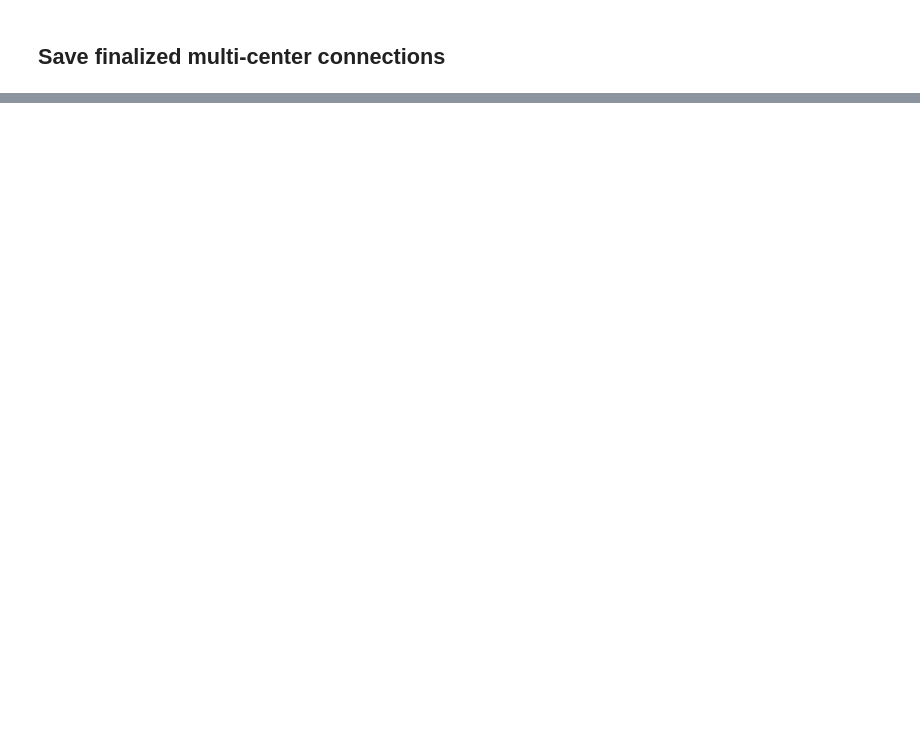
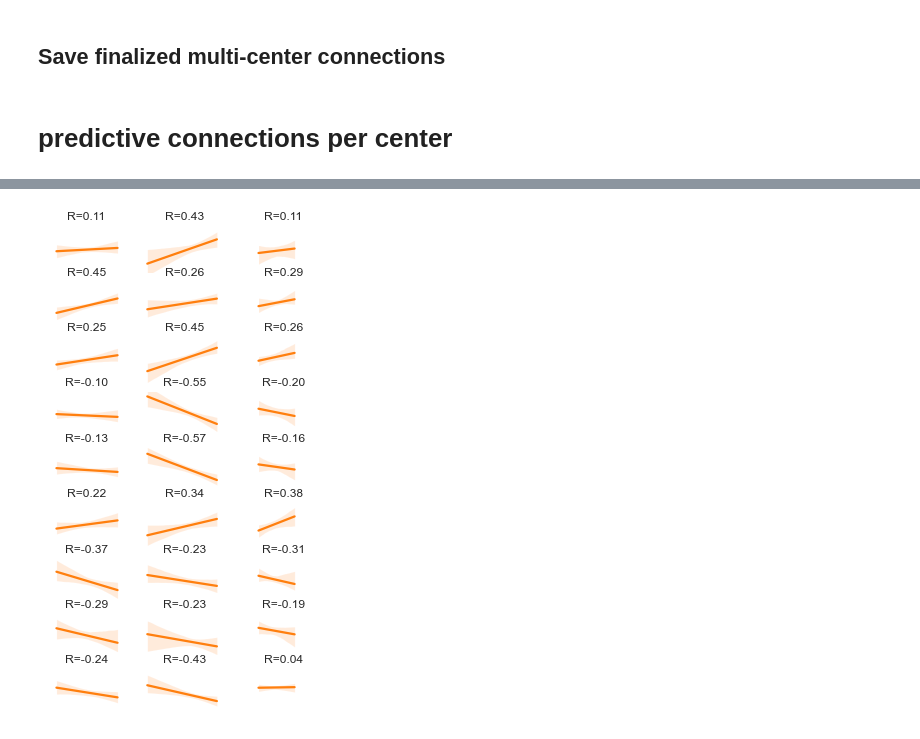
Before and after one commit to spisakt/RPN-signature, a Jupyter notebook: notebooks/2_feature_analysis.ipynb, the cells around one changed output, grey strips where cells are left out. Saved outputs shown, nothing was run; the diff lists cells and outputs as text; code cells hidden in the pictures; blank space fills up the shorter version.

Commit message:
multi-center analysis results

```diff
--- a/notebooks/2_feature_analysis.ipynb
+++ b/notebooks/2_feature_analysis.ipynb
@@ -495,3 +501,78 @@ allconns
 ## Save finalized multi-center connections
 # %%
 multi_center_conns.to_csv('../res/multi-center/finalized_model_connections.csv')
+# %% [markdown]
+# predictive connections per center
+# %%
+from sklearn import preprocessing
+X = joblib.load('../res/multi-center/all_features.joblib')
+X = preprocessing.RobustScaler().fit_transform(X)
+
+RES = np.zeros(int(len(labels)*(len(labels)-1)/2))
+
+featuremask = model_multi_center.named_steps['fsel'].get_support()
+RES[featuremask] = model_multi_center.named_steps['model'].coef_
+# %%
+# multi-center-only
+df_bochum = pd.read_csv("../res/bochum_sample_excl.csv")
+df_essen = pd.read_csv("../res/essen_sample_excl.csv")
+df_szeged = pd.read_csv("../res/szeged_sample_excl.csv")
+df_bochum['study']='bochum'
+df_essen['study']='essen'
+df_szeged['study']='szeged'
+df=pd.concat((df_bochum, df_essen, df_szeged), sort=False)
+df=df.reset_index()
+y = df.mean_QST_pain_sensitivity
+
+study_masks = {
+    "study 1" : (df.study == 'bochum').values,
+    "study 2" : (df.study == 'essen').values,
+    "study 3" : (df.study == 'szeged').values
+    #"study 1+2+3" : np.array([True] * len(y))
+}
+
+from mlxtend.evaluate import permutation_test
+
+conns = ['L_MFgyr_a - LORBgyr', 'POsul_v - R_PORB', 'DMPFcor_ac - CAUDN_d', 'DMPFC_ar - R_MTgyr_p', 'R_MFgyr_a - PUT_p', 'THAL_v - PINS_d', 'L_ANGgyr - LVISnet_vp', 'CER6_d - MOTnet_m', 'FUSgyr_dl - AMY']
+
+fig, axs = plt.subplots(ncols=3, nrows=len(conns), figsize=(5,1*len(conns)), sharex=True, sharey=True)
+
+#cols = ['tab:blue', 'tab:orange']
+
+for row, cv in enumerate(conns):
+    for col, study in enumerate(study_masks.keys()):
+
+        coef = allconns[allconns.connectivity==cv]['multi-center'].values
+        coef_sc = allconns[allconns.connectivity==cv]['single-center'].values
+        idx=np.argwhere(RES==coef).flatten()
+
+        g=sns.regplot(x=y[study_masks[study]].values, y=X[:,idx].flatten()[study_masks[study]], ax=axs[row, col],
+                    scatter=False, scatter_kws={'alpha':0.3}, color='tab:orange')
+        g.set(xlabel=None)
+        axs[row, col].set_xlim([-2, 2])
+        axs[row, col].set_ylim([-2, 2])
+        axs[row, col].spines['top'].set_visible(False)
+        axs[row, col].spines['bottom'].set_visible(False)
+        axs[row, col].spines['right'].set_visible(False)
+        axs[row, col].spines['left'].set_visible(False)
+        #axs[row, col].grid(True)
+        axs[row, col].set_xticks([])
+        axs[row, col].set_yticks([])
+
+        print('***', cv, study, coef, coef_sc, '****************************************************')
+
+        corr = np.corrcoef(X[:,idx].flatten()[study_masks[study]], y[study_masks[study]].values)[0,1]
+        axs[row, col].title.set_text("R={:.2f}".format(corr))
+        print("R={:.2f}".format(corr))
+
+        # takes some seconds
+        p_corr = permutation_test(X[:,idx].flatten()[study_masks[study]], y[study_masks[study]].values,
+                           func=lambda x, y: np.corrcoef(x, y)[0,1],
+                           method='approximate',
+                           num_rounds=8000,
+                           seed=42)
+        print("p_corr={:.5f}".format(p_corr))
+
+
+plt.savefig('../res/multi-center/regplots_obs_conn_mc_nocombat.pdf')
+# %% [output]
@@ -497,0 +596 @@ multi_center_conns.to_csv('../res/multi-center/finalized_model_connections.csv')
+[figure, added]
```
Also changed, not shown: parts of 11 cells of this notebook, 12 other files.
